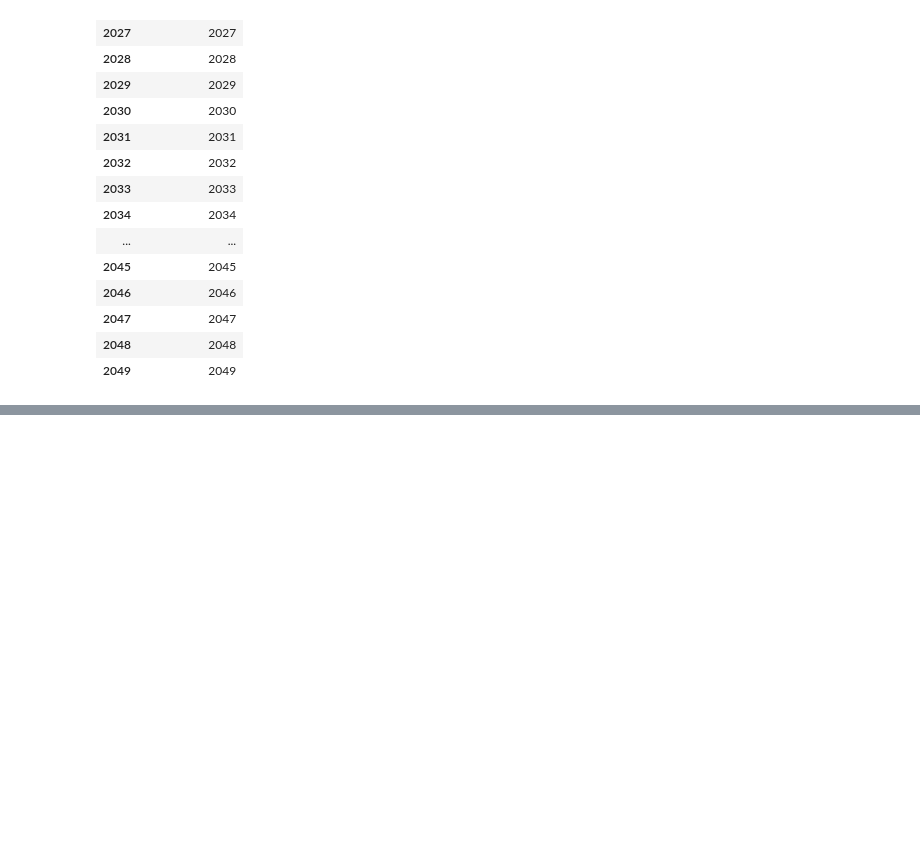
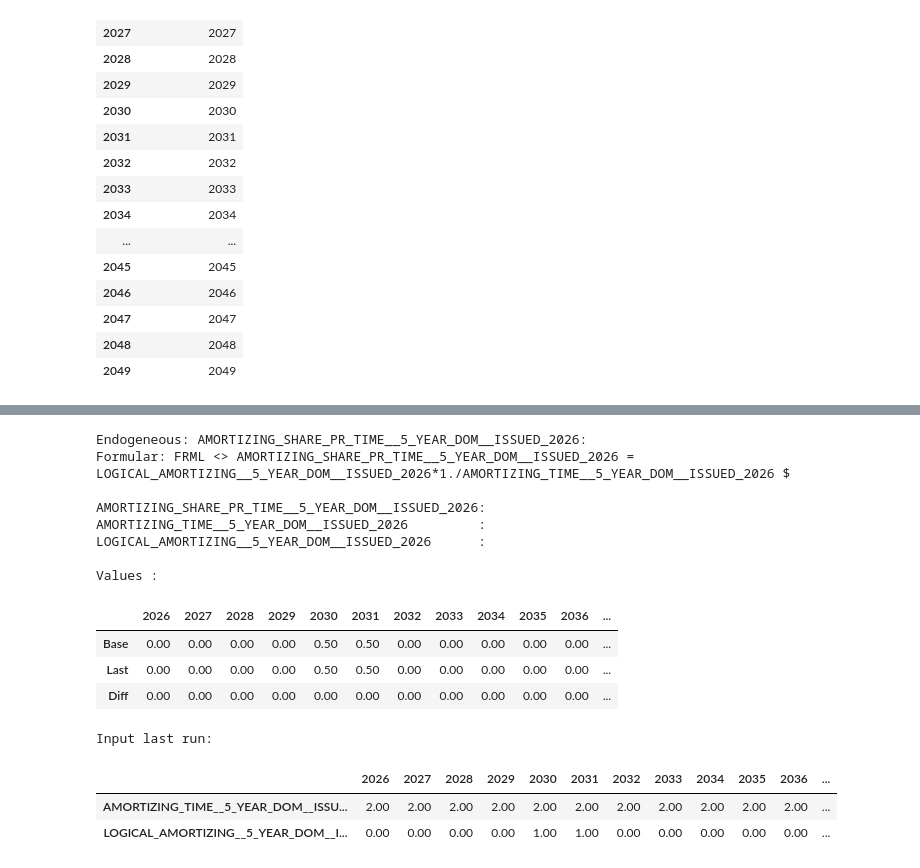
Before and after one commit to IbHansen/wb-debt-simulation, a Jupyter notebook: simulation_2/Specification_debt_simulation_model.ipynb, the cells around one changed output, grey strips where cells are left out. Saved outputs shown, nothing was run; the diff lists cells and outputs as text; code cells hidden in the pictures; blank space fills up the shorter version.

```diff
--- a/simulation_2/Specification_debt_simulation_model.ipynb
+++ b/simulation_2/Specification_debt_simulation_model.ipynb
@@ -337,0 +346,19 @@ mport['INTEREST_RATE__*__*26  interest*__*26 funding* paying_years__*26'].df.T
+# %%
+mport.AMORTIZING_SHARE_PR_TIME__5_YEAR_DOM__ISSUED_2026
+# %% [output]
+Endogeneous: AMORTIZING_SHARE_PR_TIME__5_YEAR_DOM__ISSUED_2026:
+Formular: FRML <> AMORTIZING_SHARE_PR_TIME__5_YEAR_DOM__ISSUED_2026 = LOGICAL_AMORTIZING__5_YEAR_DOM__ISSUED_2026*1./AMORTIZING_TIME__5_YEAR_DOM__ISSUED_2026 $
+
+AMORTIZING_SHARE_PR_TIME__5_YEAR_DOM__ISSUED_2026:
+AMORTIZING_TIME__5_YEAR_DOM__ISSUED_2026         :
+LOGICAL_AMORTIZING__5_YEAR_DOM__ISSUED_2026      :
+
+Values :
+|  | 2026 | 2027 | 2028 | 2029 | 2030 | 2031 | 2032 | 2033 | 2034 | 2035 | 2036 | ... |
+| Base | 0.00 | 0.00 | 0.00 | 0.00 | 0.50 | 0.50 | 0.00 | 0.00 | 0.00 | 0.00 | 0.00 | ... |
+| Last | 0.00 | 0.00 | 0.00 | 0.00 | 0.50 | 0.50 | 0.00 | 0.00 | 0.00 | 0.00 | 0.00 | ... |
+| Diff | 0.00 | 0.00 | 0.00 | 0.00 | 0.00 | 0.00 | 0.00 | 0.00 | 0.00 | 0.00 | 0.00 | ... |
+Input last run:
+|  | 2026 | 2027 | 2028 | 2029 | 2030 | 2031 | 2032 | 2033 | 2034 | 2035 | 2036 | ... |
+| AMORTIZING_TIME__5_YEAR_DOM__ISSU... | 2.00 | 2.00 | 2.00 | 2.00 | 2.00 | 2.00 | 2.00 | 2.00 | 2.00 | 2.00 | 2.00 | ... |
+| LOGICAL_AMORTIZING__5_YEAR_DOM__I... | 0.00 | 0.00 | 0.00 | 0.00 | 1.00 | 1.00 | 0.00 | 0.00 | 0.00 | 0.00 | 0.00 | ... |
```
Also changed, not shown: parts of 17 cells of this notebook, 15 other files.
